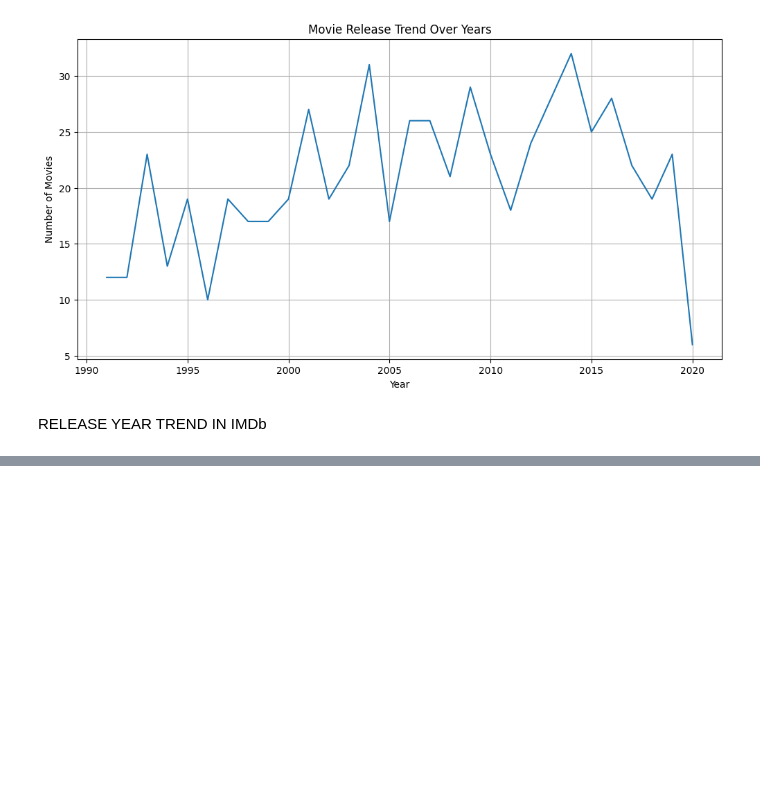
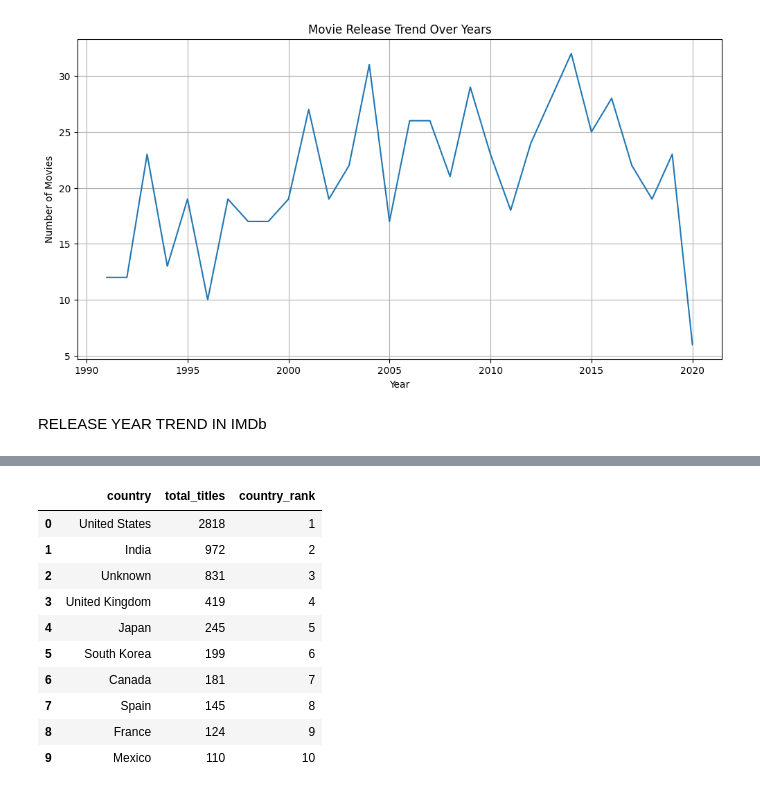
Before and after one commit to vaishya2811/Netflix-Social-Trend-Analytics, a Jupyter notebook: python_analysis/netflix_analysis.ipynb, the cells around one changed output, grey strips where cells are left out. Saved outputs shown, nothing was run; the diff lists cells and outputs as text; code cells hidden in the pictures; blank space fills up the shorter version.

```diff
--- a/python_analysis/netflix_analysis.ipynb
+++ b/python_analysis/netflix_analysis.ipynb
@@ -491,0 +681,25 @@ RELEASE YEAR TREND IN IMDb
+# %%
+query = """
+SELECT country,
+       COUNT(*) AS total_titles,
+       RANK() OVER
+       (
+           ORDER BY COUNT(*) DESC
+       ) AS country_rank
+FROM netflix_titles
+GROUP BY country
+LIMIT 10
+"""
+pd.read_sql_query(query, conn)
+# %% [output]
+|  | country | total_titles | country_rank |
+| 0 | United States | 2818 | 1 |
+| 1 | India | 972 | 2 |
+| 2 | Unknown | 831 | 3 |
+| 3 | United Kingdom | 419 | 4 |
+| 4 | Japan | 245 | 5 |
+| 5 | South Korea | 199 | 6 |
+| 6 | Canada | 181 | 7 |
+| 7 | Spain | 145 | 8 |
+| 8 | France | 124 | 9 |
+| 9 | Mexico | 110 | 10 |
```
Also changed, not shown: parts of 11 cells of this notebook, 2 other files.
